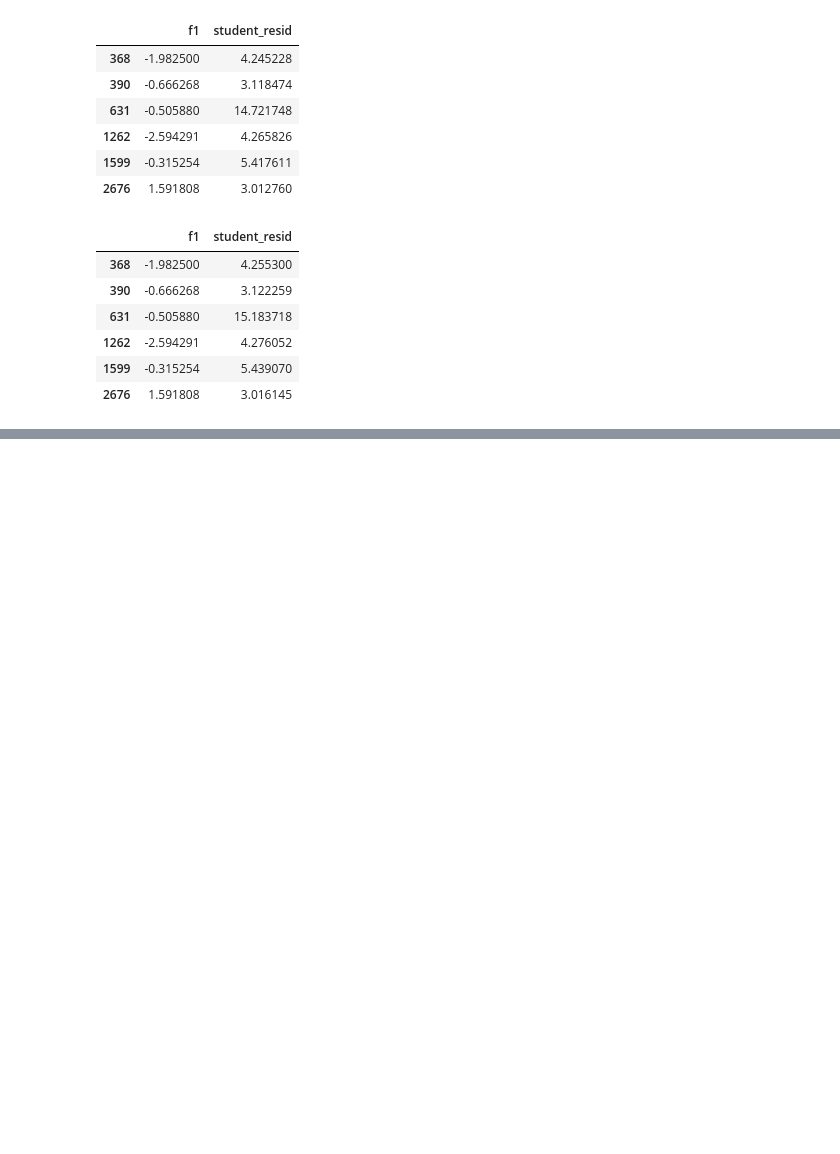
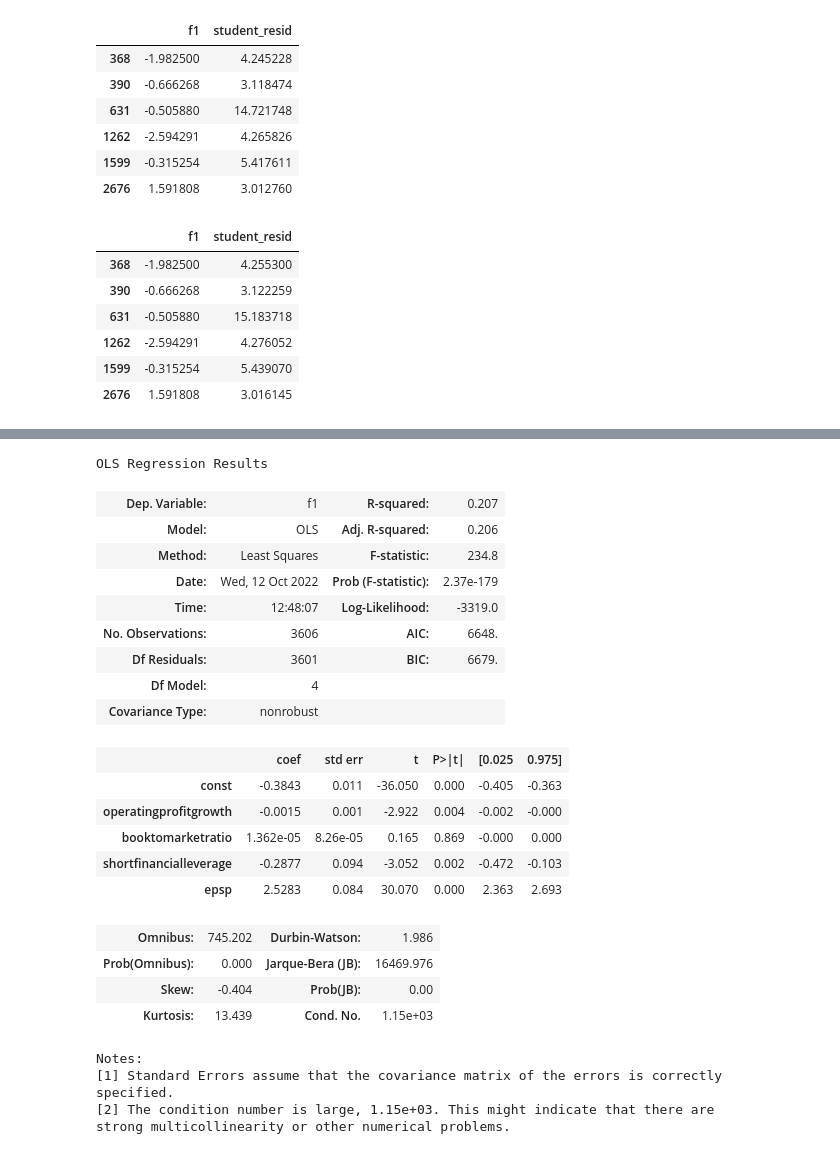
Before and after one commit to AlexReusC/Modulo-5-IAA, a Jupyter notebook: portafolio.ipynb, the cells around one changed output, grey strips where cells are left out. Cells and saved outputs as stored; diff of their text form; code cells hidden in the pictures; blank space fills up the shorter version.

Commit message:
multiple regression

```diff
--- a/portafolio.ipynb
+++ b/portafolio.ipynb
@@ -220,0 +293,28 @@ std_residuals_inbuilt[std_residuals_inbuilt["student_resid"] > threshold_std_res
+# %%
+model = sm.OLS(df[dependent_variables], sm.add_constant(df[independent_variables])).fit()
+model.summary()
+# %% [output]
+OLS Regression Results
+| Dep. Variable: | f1 | R-squared: | 0.207 |
+| Model: | OLS | Adj. R-squared: | 0.206 |
+| Method: | Least Squares | F-statistic: | 234.8 |
+| Date: | Wed, 12 Oct 2022 | Prob (F-statistic): | 2.37e-179 |
+| Time: | 12:48:07 | Log-Likelihood: | -3319.0 |
+| No. Observations: | 3606 | AIC: | 6648. |
+| Df Residuals: | 3601 | BIC: | 6679. |
+| Df Model: | 4 |  |  |
+| Covariance Type: | nonrobust |  |  |
+|  | coef | std err | t | P>|t| | [0.025 | 0.975] |
+| const | -0.3843 | 0.011 | -36.050 | 0.000 | -0.405 | -0.363 |
+| operatingprofitgrowth | -0.0015 | 0.001 | -2.922 | 0.004 | -0.002 | -0.000 |
+| booktomarketratio | 1.362e-05 | 8.26e-05 | 0.165 | 0.869 | -0.000 | 0.000 |
+| shortfinancialleverage | -0.2877 | 0.094 | -3.052 | 0.002 | -0.472 | -0.103 |
+| epsp | 2.5283 | 0.084 | 30.070 | 0.000 | 2.363 | 2.693 |
+| Omnibus: | 745.202 | Durbin-Watson: | 1.986 |
+| Prob(Omnibus): | 0.000 | Jarque-Bera (JB): | 16469.976 |
+| Skew: | -0.404 | Prob(JB): | 0.00 |
+| Kurtosis: | 13.439 | Cond. No. | 1.15e+03 |
+Notes:
+[1] Standard Errors assume that the covariance matrix of the errors is correctly specified.
+[2] The condition number is large, 1.15e+03. This might indicate that there are
+strong multicollinearity or other numerical problems.
```
Also changed, not shown: parts of 12 cells of this notebook.
